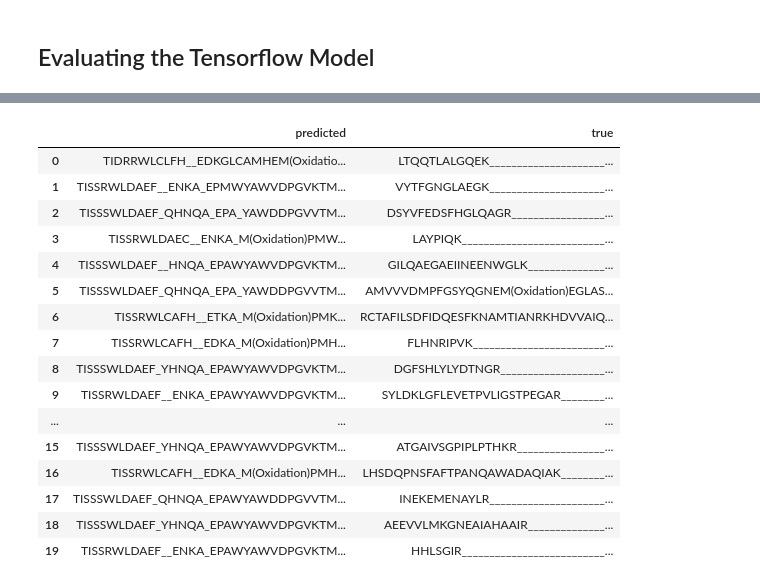
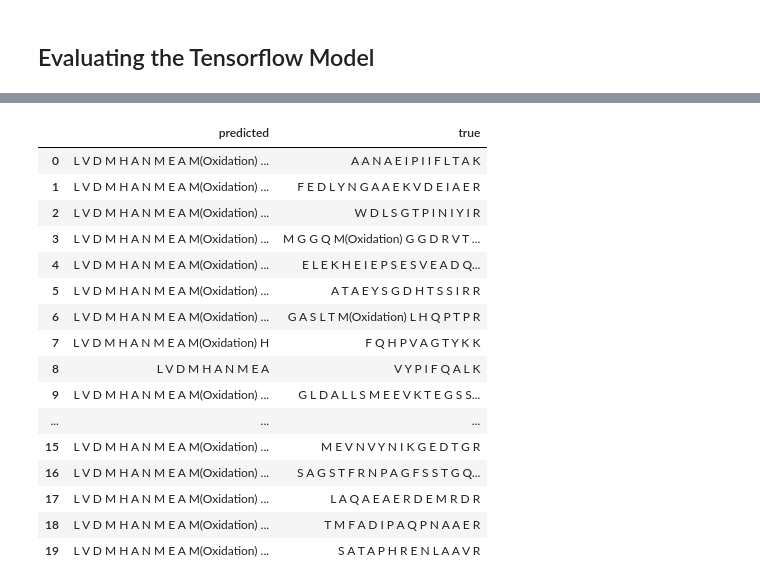
Before and after one commit to Miroka96/mmdenovo, a Jupyter notebook: notebooks/210415 Prototyping an ML Model with TFDatasets.ipynb, the cells around one changed output, grey strips where cells are left out. Cells and saved outputs as stored; diff of their text form; code cells hidden in the pictures.

```diff
--- a/notebooks/210415 Prototyping an ML Model with TFDatasets.ipynb
+++ b/notebooks/210415 Prototyping an ML Model with TFDatasets.ipynb
@@ -532,8 +532,8 @@ for input_layer in masked_input_layers_list[1:]:
 
 x = tf.keras.layers.Flatten(name="flattened_masked_inputs")(x)
 
-for _ in range(2):
-    x = tf.keras.layers.Dense(2**12)(x)
+for _ in range(4):
+    x = tf.keras.layers.Dense(2**11)(x)
     x = tf.keras.layers.Dropout(0.1)(x)
 
 x = tf.keras.layers.Dense(PADDING_LENGTHS[SEQ]*len(ALPHABET))(x)
@@ -572,10 +572,10 @@ ________________________________________________________________________________
 # %% [markdown]
 ## Training the Tensorflow Model
 # %%
-model.fit(x=merged_datasets[TRAINING_TYPE],
-          validation_data=merged_datasets[TEST_TYPE],
+model.fit(x=merged_datasets[TRAINING_TYPE].repeat(),
+          validation_data=merged_datasets[TEST_TYPE].repeat(),
           validation_steps=500,
-          epochs=50,
+          epochs=1,
           steps_per_epoch=10_000
          )
 # %% [output]
@@ -590,6 +591,10 @@ model.evaluate(merged_datasets[EVAL_TYPE])
 # %%
 def unzip(tuple_list: Iterable[Tuple[Any, Any]]) -> Tuple[Iterable[Any], Iterable[Any]]:
     return tuple(zip(*tuple_list))
+# %%
+SEPARATOR = " "
+PREDICTED = "predicted"
+TRUE = "true"
 # %%
 def decode_onehot(array: np.ndarray) -> np.ndarray:
     return np.argmax(array, axis=-1)
@@ -597,7 +602,7 @@ def decode_onehot(array: np.ndarray) -> np.ndarray:
 decode_idx: Callable[[np.ndarray], np.ndarray] = np.vectorize(idx_to_char.get)
 
 def concat_letter_rows(array: np.ndarray) -> np.ndarray:
-    return np.apply_along_axis(lambda row: ''.join(row), axis=-1, arr=array)
+    return np.apply_along_axis(lambda row: SEPARATOR.join(row), axis=-1, arr=array)
 
 def decode(array: np.ndarray, onehot: bool = True):
     if onehot:
@@ -610,26 +615,37 @@ def decode(array: np.ndarray, onehot: bool = True):
 # %%
 eval_ds = merged_datasets[EVAL_TYPE].unbatch().batch(1).take(20)
 
 x_eval, y_eval = unzip(eval_ds.as_numpy_iterator())
 y_pred = model.predict(eval_ds)
 
-# although the string look like they have different lengths, they all have the same length
-pd.DataFrame(data=zip(decode(y_pred), decode(y_eval, onehot=False)), columns=['predicted', 'true'])
+# although the strings look like they have different lengths, they all have the same length
+eval_df = pd.DataFrame(data=zip(decode(y_pred), decode(y_eval, onehot=False)), columns=[PREDICTED, TRUE])
+
+eval_df[PREDICTED] = eval_df[PREDICTED].combine(
+    other=eval_df[TRUE].str.rstrip(PADDING_CHARACTERS[SEQ] + SEPARATOR).str.split(SEPARATOR).str.len() + 1,
+    func=lambda seq, length: SEPARATOR.join(seq.split(SEPARATOR)[:length])
+)
+
+#eval_df = eval_df.applymap(lambda s: s.replace(SEPARATOR, ""))
+
+eval_df[TRUE] = eval_df[TRUE].str.rstrip(PADDING_CHARACTERS[SEQ] + SEPARATOR)
+
+eval_df
 # %% [output]
 |  | predicted | true |
-| 0 | TIDRRWLCLFH__EDKGLCAMHEM(Oxidatio... | LTQQTLALGQEK_____________________... |
-| 1 | TISSRWLDAEF__ENKA_EPMWYAWVDPGVKTM... | VYTFGNGLAEGK_____________________... |
-| 2 | TISSSWLDAEF_QHNQA_EPA_YAWDDPGVVTM... | DSYVFEDSFHGLQAGR_________________... |
-| 3 | TISSRWLDAEC__ENKA_M(Oxidation)PMW... | LAYPIQK__________________________... |
-| 4 | TISSSWLDAEF__HNQA_EPAWYAWVDPGVKTM... | GILQAEGAEIINEENWGLK______________... |
-| 5 | TISSSWLDAEF_QHNQA_EPA_YAWDDPGVVTM... | AMVVVDMPFGSYQGNEM(Oxidation)EGLAS... |
-| 6 | TISSRWLCAFH__ETKA_M(Oxidation)PMK... | RCTAFILSDFIDQESFKNAMTIANRKHDVVAIQ... |
-| 7 | TISSRWLCAFH__EDKA_M(Oxidation)PMH... | FLHNRIPVK________________________... |
-| 8 | TISSSWLDAEF_YHNQA_EPAWYAWVDPGVKTM... | DGFSHLYLYDTNGR___________________... |
-| 9 | TISSRWLDAEF__ENKA_EPAWYAWVDPGVKTM... | SYLDKLGFLEVETPVLIGSTPEGAR________... |
+| 0 | L V D M H A N M E A M(Oxidation) ... | A A N A E I P I I F L T A K |
+| 1 | L V D M H A N M E A M(Oxidation) ... | F E D L Y N G A A E K V D E I A E R |
+| 2 | L V D M H A N M E A M(Oxidation) ... | W D L S G T P I N I Y I R |
+| 3 | L V D M H A N M E A M(Oxidation) ... | M G G Q M(Oxidation) G G D R V T ... |
+| 4 | L V D M H A N M E A M(Oxidation) ... | E L E K H E I E P S E S V E A D Q... |
+| 5 | L V D M H A N M E A M(Oxidation) ... | A T A E Y S G D H T S S I R R |
+| 6 | L V D M H A N M E A M(Oxidation) ... | G A S L T M(Oxidation) L H Q P T P R |
+| 7 | L V D M H A N M E A M(Oxidation) H | F Q H P V A G T Y K K |
+| 8 | L V D M H A N M E A | V Y P I F Q A L K |
+| 9 | L V D M H A N M E A M(Oxidation) ... | G L D A L L S M E E V K T E G S S... |
 | ... | ... | ... |
-| 15 | TISSSWLDAEF_YHNQA_EPAWYAWVDPGVKTM... | ATGAIVSGPIPLPTHKR________________... |
-| 16 | TISSRWLCAFH__EDKA_M(Oxidation)PMH... | LHSDQPNSFAFTPANQAWADAQIAK________... |
-| 17 | TISSSWLDAEF_QHNQA_EPAWYAWDDPGVVTM... | INEKEMENAYLR_____________________... |
-| 18 | TISSSWLDAEF_YHNQA_EPAWYAWVDPGVKTM... | AEEVVLMKGNEAIAHAAIR______________... |
-| 19 | TISSRWLDAEF__ENKA_EPAWYAWVDPGVKTM... | HHLSGIR__________________________... |
+| 15 | L V D M H A N M E A M(Oxidation) ... | M E V N V Y N I K G E D T G R |
+| 16 | L V D M H A N M E A M(Oxidation) ... | S A G S T F R N P A G F S S T G Q... |
+| 17 | L V D M H A N M E A M(Oxidation) ... | L A Q A E A E R D E M R D R |
+| 18 | L V D M H A N M E A M(Oxidation) ... | T M F A D I P A Q P N A A E R |
+| 19 | L V D M H A N M E A M(Oxidation) ... | S A T A P H R E N L A A V R |
```
Also changed, not shown: parts of 9 cells of this notebook.
